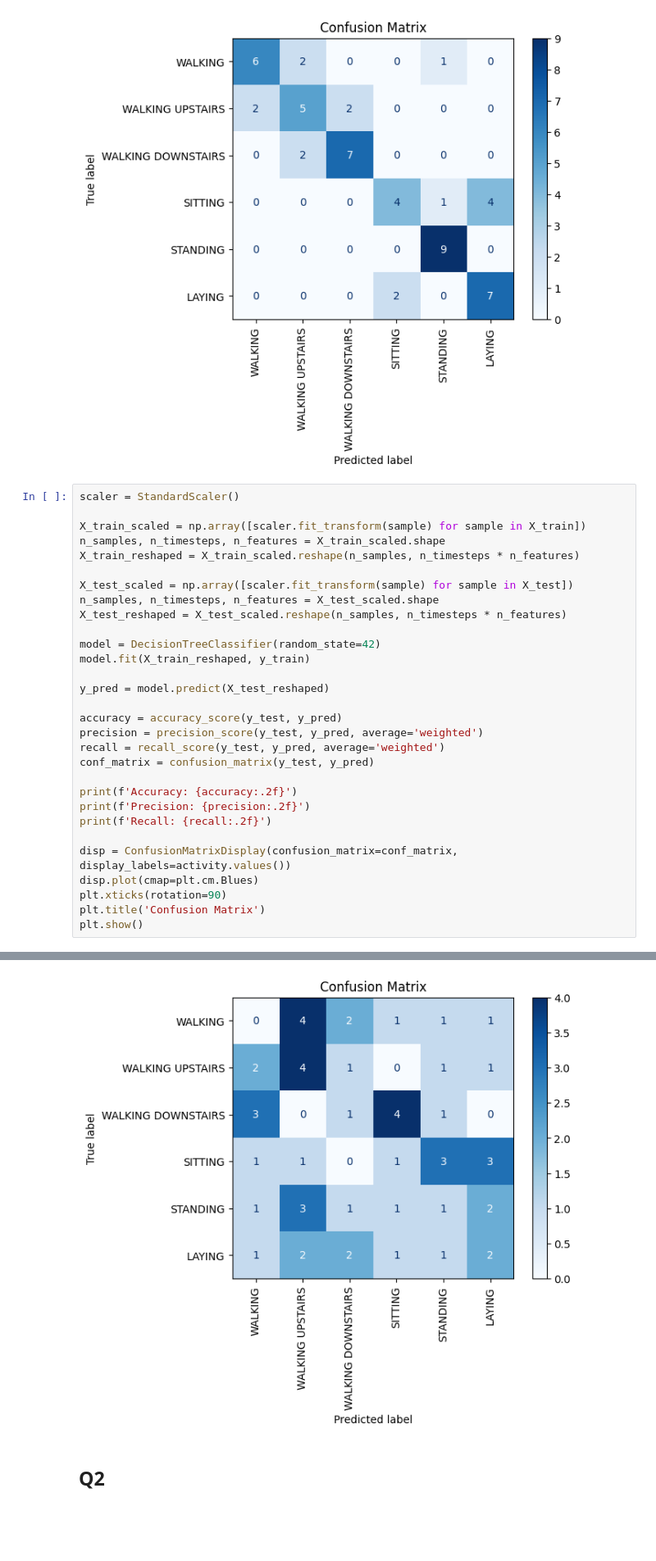
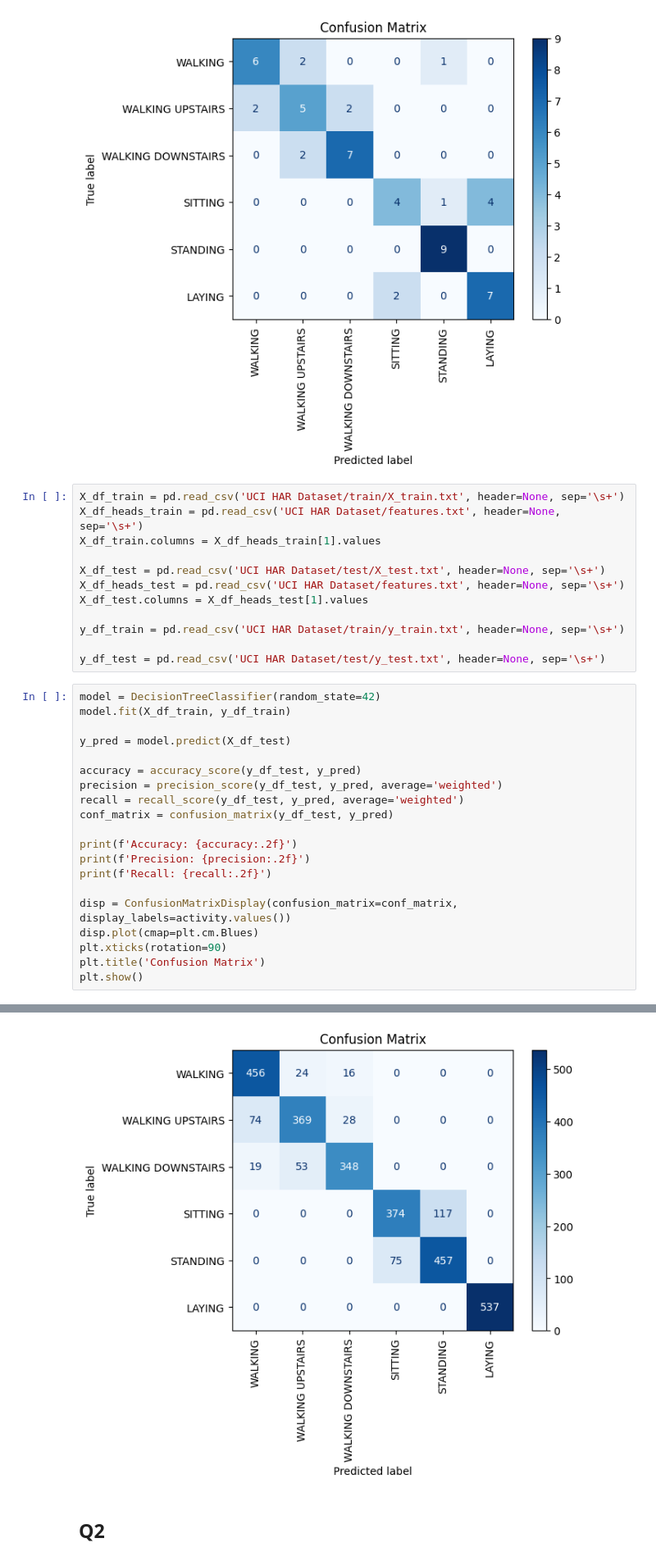
Before and after one commit to PankajGadhwal/ML-Projects, a Jupyter notebook: A1/HAR/Task2.ipynb, the cells around one changed output, grey strips where cells are left out. Shown: that part at 82% size. Drawn from its saved outputs; the diff is of its cells as text; blank space fills up the shorter version.

```diff
--- a/A1/HAR/Task2.ipynb
+++ b/A1/HAR/Task2.ipynb
@@ -123,26 +123,28 @@ Accuracy: 0.70
 Precision: 0.70
 Recall: 0.70
 [figure]
+# %%
+X_df_train = pd.read_csv('UCI HAR Dataset/train/X_train.txt', header=None, sep='\s+')
+X_df_heads_train = pd.read_csv('UCI HAR Dataset/features.txt', header=None, sep='\s+')
+X_df_train.columns = X_df_heads_train[1].values
+
+X_df_test = pd.read_csv('UCI HAR Dataset/test/X_test.txt', header=None, sep='\s+')
+X_df_heads_test = pd.read_csv('UCI HAR Dataset/features.txt', header=None, sep='\s+')
+X_df_test.columns = X_df_heads_test[1].values
+
+y_df_train = pd.read_csv('UCI HAR Dataset/train/y_train.txt', header=None, sep='\s+')
+
+y_df_test = pd.read_csv('UCI HAR Dataset/test/y_test.txt', header=None, sep='\s+')
 # %%
-scaler = StandardScaler()
+model = DecisionTreeClassifier(random_state=42)
+model.fit(X_df_train, y_df_train)
 
-X_train_scaled = np.array([scaler.fit_transform(sample) for sample in X_train])
-n_samples, n_timesteps, n_features = X_train_scaled.shape
-X_train_reshaped = X_train_scaled.reshape(n_samples, n_timesteps * n_features)
+y_pred = model.predict(X_df_test)
 
-X_test_scaled = np.array([scaler.fit_transform(sample) for sample in X_test])
-n_samples, n_timesteps, n_features = X_test_scaled.shape
-X_test_reshaped = X_test_scaled.reshape(n_samples, n_timesteps * n_features)
-
-model = DecisionTreeClassifier(random_state=42)
-model.fit(X_train_reshaped, y_train)
-
-y_pred = model.predict(X_test_reshaped)
-
-accuracy = accuracy_score(y_test, y_pred)
-precision = precision_score(y_test, y_pred, average='weighted')
-recall = recall_score(y_test, y_pred, average='weighted')
-conf_matrix = confusion_matrix(y_test, y_pred)
+accuracy = accuracy_score(y_df_test, y_pred)
+precision = precision_score(y_df_test, y_pred, average='weighted')
+recall = recall_score(y_df_test, y_pred, average='weighted')
+conf_matrix = confusion_matrix(y_df_test, y_pred)
 
 print(f'Accuracy: {accuracy:.2f}')
 print(f'Precision: {precision:.2f}')
@@ -160,4 +162,4 @@ Recall: 0.17
-[figure, old version]
+[figure, new version]
 # %% [markdown]
 ## Q2
 # %%
```
Also changed, not shown: parts of 2 cells of this notebook.
